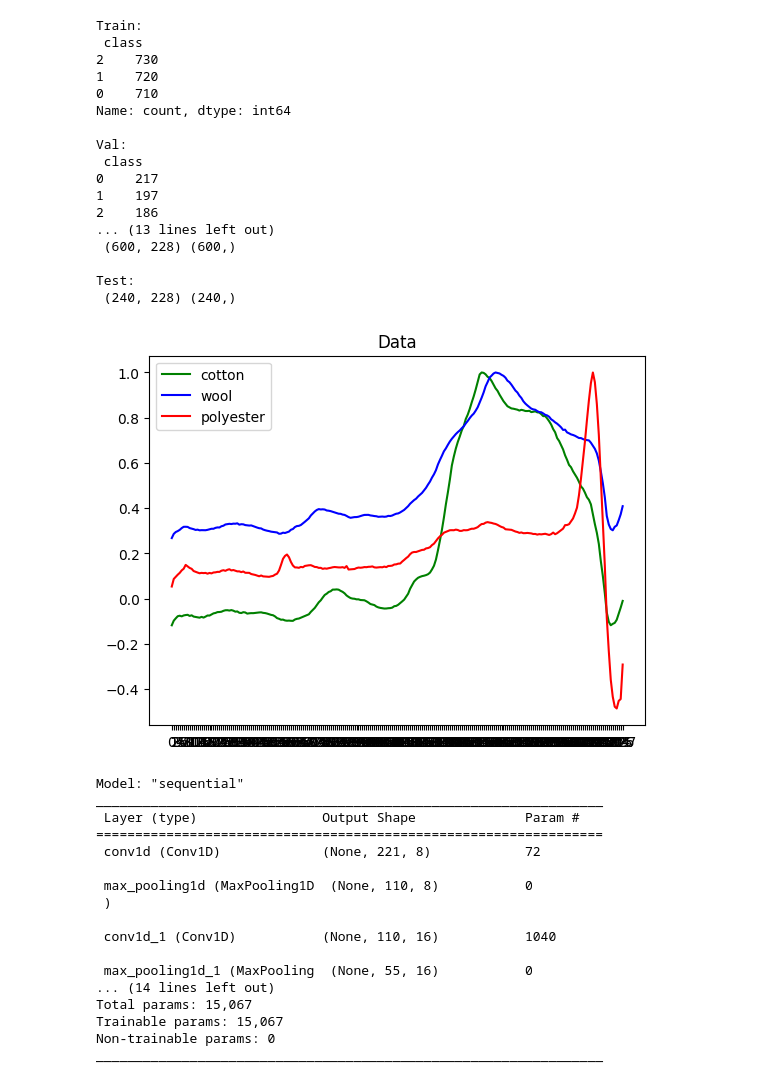
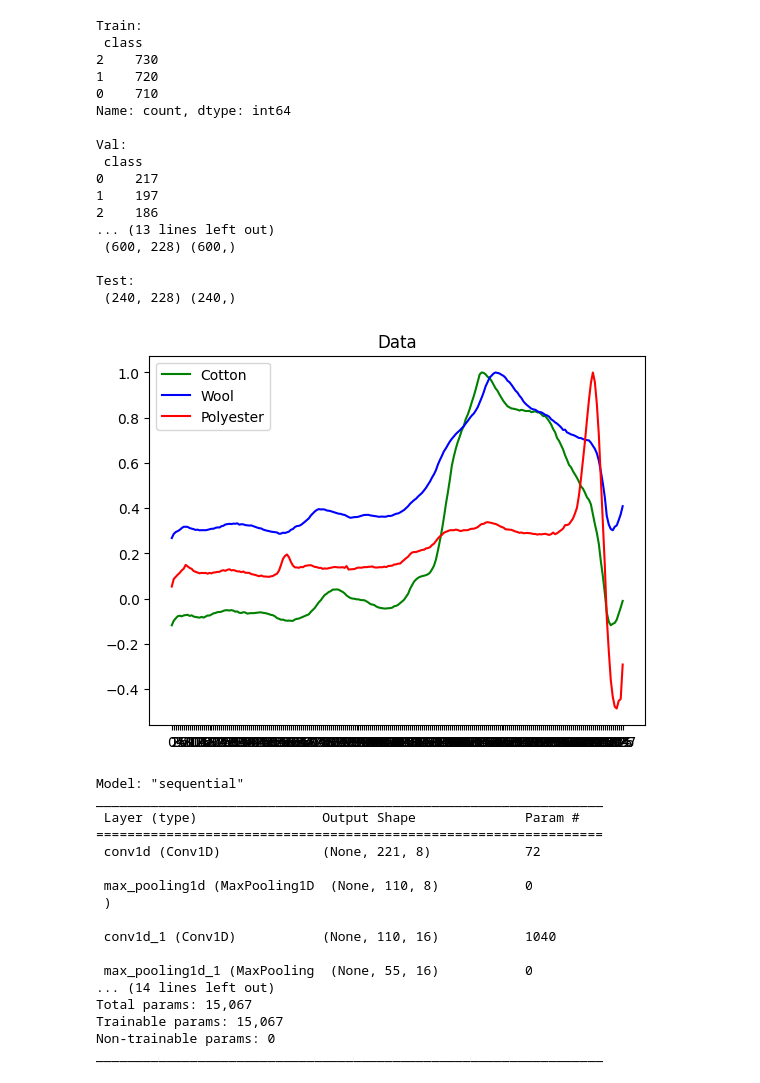
Before and after one commit to SCHAB2210/textile_sorting_NIRSCAN_, a Jupyter notebook: scripts/textile_classification_timeseries_v1_class-1.ipynb, the cells around one changed output. Cells and saved outputs as stored; diff of their text form; code cells hidden in the pictures.

```diff
--- a/scripts/textile_classification_timeseries_v1_class-1.ipynb
+++ b/scripts/textile_classification_timeseries_v1_class-1.ipynb
@@ -304,27 +317,45 @@ Val:
 
 Test:
  (240, 228) (240,)
-# %%
-#check few samples
-
-# find where the label is 0 (cotton) and 1 (wool) in training / val  data
-y_train_1=np.argwhere(y_train==1) # index where y_train=1 wool label
-y_train_0=np.argwhere(y_train==0) # index where y_train=0 cotton label
-y_train_2=np.argwhere(y_train==2) # index where y_train=0 cotton label
-
-y_val_1=np.argwhere(y_val==1) # index where y_val=1 wool label
-y_val_0=np.argwhere(y_val==0) # index where y_val=0 cotton label
-y_val_2=np.argwhere(y_val==2) # index where y_val=0 cotton label
-
-plt.figure(1)
-plt.title('Data')
-plt.plot(x_train.iloc[y_train_0[0,0]],'g', label='cotton') #values of absorbance in training data whose label is 0 - cotton
-plt.plot(x_train.iloc[y_train_1[0,0]],'b', label='wool') #values of absorbance in training data whose label is 1 - wool
-plt.plot(x_train.iloc[y_train_2[0,0]],'r', label='polyester') #values of absorbance in training data whose label is 1 - wool
-plt.legend()
-plt.show()
-# %% [output]
-[figure, removed]
+# %%
+# Debug: Check unique labels and counts
+print("Unique labels in y_train:", np.unique(y_train))
+print("Count of samples for each label in y_train:")
+print({label: np.sum(y_train == label) for label in np.unique(y_train)})
+
+# Find where the labels are 0 (cotton), 1 (wool), 2 (polyester), and 3 (unknown) in training data
+y_train_0 = np.argwhere(y_train == 0)  # Cotton
+y_train_1 = np.argwhere(y_train == 1)  # Wool
+y_train_2 = np.argwhere(y_train == 2)  # Polyester
+y_train_3 = np.argwhere(y_train == 3)  # Unknown
+
+# Debug: Check if unknown class exists
+if len(y_train_3) > 0:
+    print("Indices of unknown samples in y_train:", y_train_3.flatten())
+else:
+    print("No unknown class samples found in y_train.")
+
+# Plot a few samples
+plt.figure(1)
+plt.title('Data')
+
+# Cotton
+plt.plot(x_train.iloc[y_train_0[0, 0]], 'g', label='Cotton')
+
+# Wool
+plt.plot(x_train.iloc[y_train_1[0, 0]], 'b', label='Wool')
+
+# Polyester
+plt.plot(x_train.iloc[y_train_2[0, 0]], 'r', label='Polyester')
+
+# Unknown
+if len(y_train_3) > 0:  # Check if unknown data exists
+    plt.plot(x_train.iloc[y_train_3[0, 0]], 'm', label='Unknown')
+
+plt.legend()
+plt.show()
+# %% [output]
+[figure, added]
 # %%
 METRICS = [
       tf.keras.metrics.BinaryCrossentropy(name='cross entropy'),  # same as model's loss
```
Also changed, not shown: parts of 4 cells of this notebook, 4 other files.
